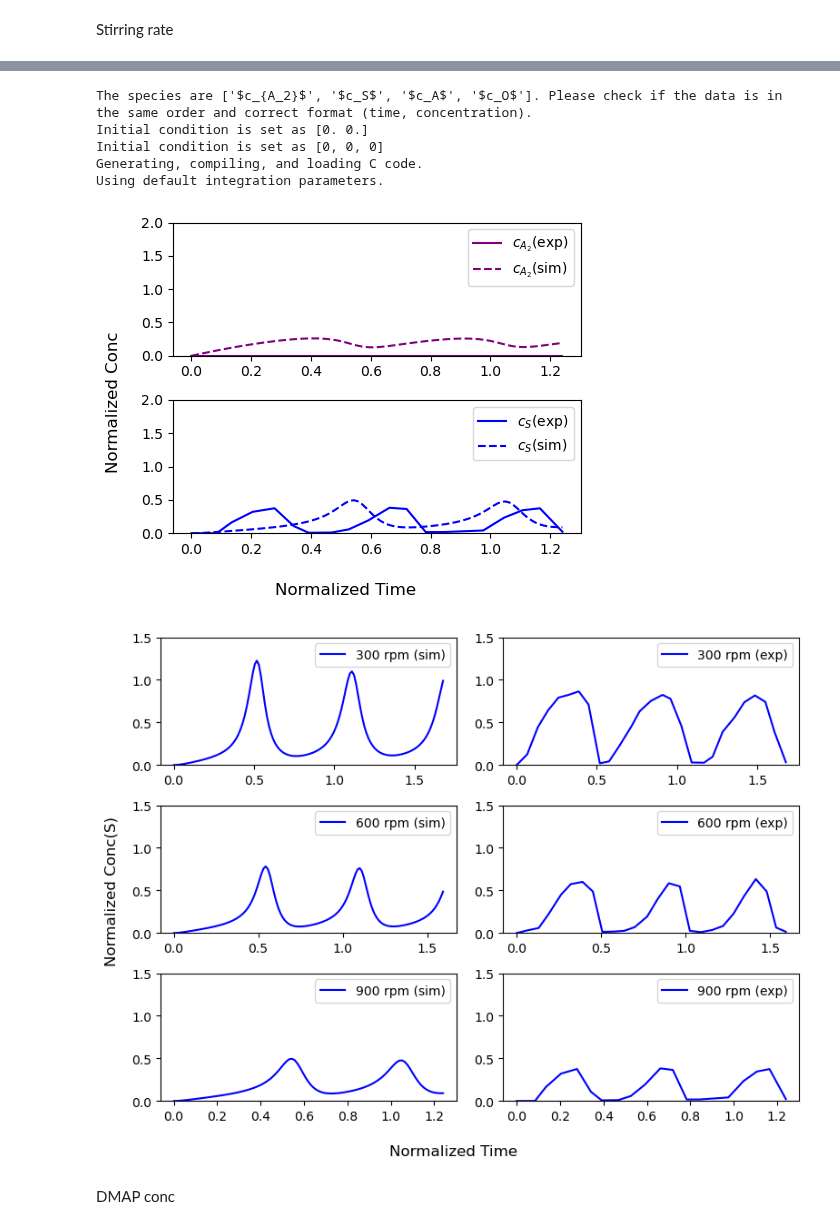
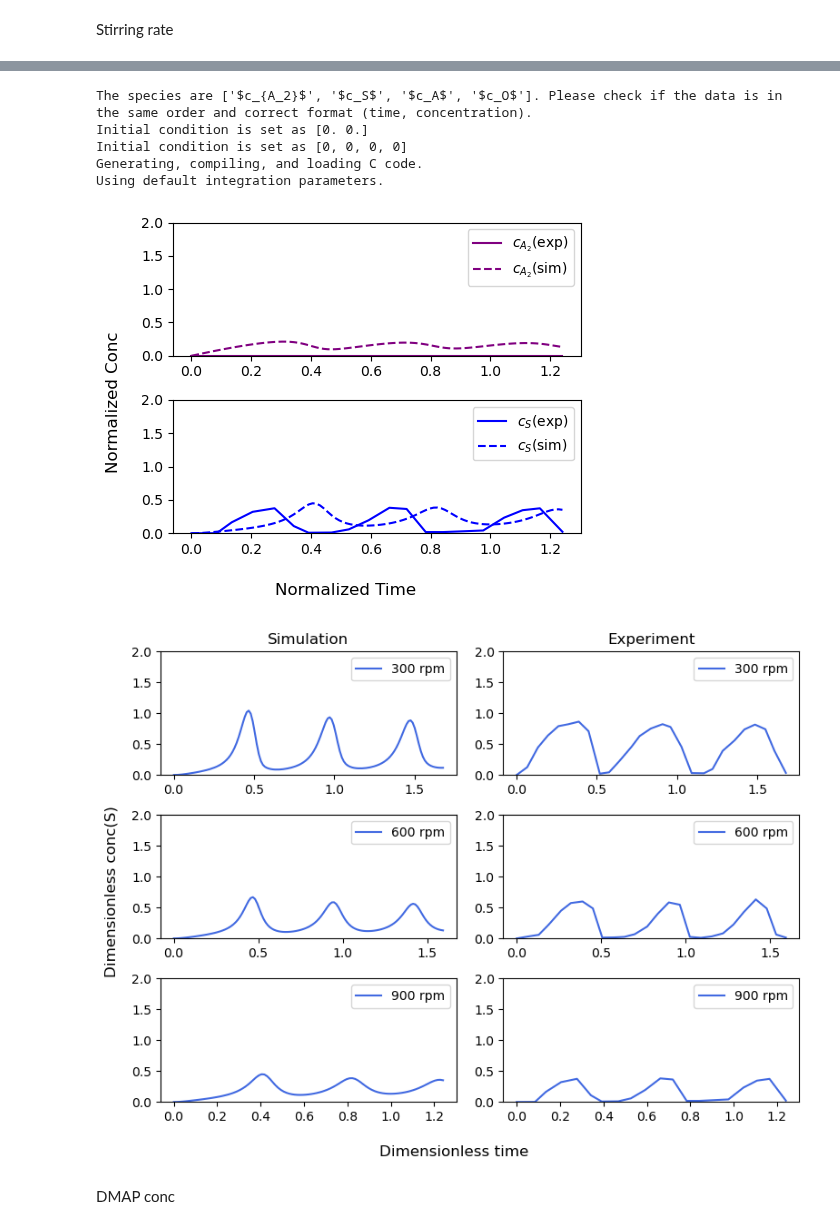
Before and after one commit to Zhiheng419/Chemical_Oscillation_Model, a Jupyter notebook: summary.ipynb, the cells around one changed output, grey strips where cells are left out. Saved outputs shown, nothing was run; the diff lists cells and outputs as text; code cells hidden in the pictures.

```diff
--- a/summary.ipynb
+++ b/summary.ipynb
@@ -388,57 +388,60 @@ Using default integration parameters.
 # %%
 #More faster stirring
-k1 = 1.3
-k2 = 1.7
-n = 3
+k1 = 1.6
+k2 = 1.8
+n = 2.5
 
 #parameters
-rs_ac, rds_ac, rs, rds, ro = 980, 350, 16.1, 333, 1e4
+rs_ac, rds_ac, rs, rds, ro, rm = 1320, 870, 12.5, 210, 1e4, 1e4
 rext = 14
 lam, m = 0.11, 2
-td1, td2 = 0.01, 0.03
+td1, td2 = 0.03, 0.03
 
 #Definition of the model
-alpha, beta, theta, phi, ep = rs_ac * k1 / rext, rds_ac * k2 / rext, rs * k1 / rext, rds * k2 / rext, ro / rext
-params = np.array([alpha, beta, theta, phi, ep])
+alpha, beta, theta, phi, ep, delta = rs_ac * k1 / rext, rds_ac * k2 / rext, rs * k1 / rext, rds * k2 / rext, ro / rext, rm/rext
+params = np.array([alpha, beta, theta, phi, ep, delta])
 consts = np.array([lam, m])
 delay = np.array([td1, td2]) / n
 
 init_cond = np.array([0, 0, 0])
-delayed_model_stirr3 = delayed_oscillation(delayed_full_first_order, delay, params, consts, init_cond)
+delayed_model_stirr3 = delayed_oscillation(delayed_full_4vars, delay, params, consts, init_cond)
 delayed_model_stirr3.add_exp_data(df_MH_Chem_fig2d_1200rpm)
-delayed_model_stirr3.set_init_cond([0, 0, 0])
-fig3, axes3 = delayed_model_stirr3.plot(ylim=2, t=3, exp=True)
+delayed_model_stirr3.set_init_cond([0, 0, 0, 0])
+fig3, axes3 = delayed_model_stirr3.plot(ylim=2, t=6, exp=True)
 # %% [output]
 The species are ['$c_{A_2}$', '$c_S$', '$c_A$', '$c_O$']. Please check if the data is in the same order and correct format (time, concentration).
 Initial condition is set as [0. 0.]
-Initial condition is set as [0, 0, 0]
+Initial condition is set as [0, 0, 0, 0]
 Generating, compiling, and loading C code.
 Using default integration parameters.
-[figure, old version]
+[figure, new version]
 # %%
 fig, ax = plt.subplots(3, 2, figsize=(8, 6))
 axlist = [axes1, axes2, axes3]
 legend = ['300 rpm', '600 rpm', '900 rpm']
 for r in range(3):
-    ax[r, 0].plot(axlist[r][1].lines[1].get_xdata(), axlist[r][1].lines[1].get_ydata(), color='b', label=legend[r] + ' (sim)')
+    ax[r, 0].plot(axlist[r][1].lines[1].get_xdata(), axlist[r][1].lines[1].get_ydata(), color='royalblue', label=legend[r])
     ax[r, 0].legend(loc=1)
 for r in range(3):
-    ax[r, 1].plot(axlist[r][1].lines[0].get_xdata(), axlist[r][1].lines[0].get_ydata(), color='b', label=legend[r] + ' (exp)')
+    ax[r, 1].plot(axlist[r][1].lines[0].get_xdata(), axlist[r][1].lines[0].get_ydata(), color='royalblue', label=legend[r])
     ax[r, 1].legend(loc=1)
-fig.supylabel('Normalized Conc(S)')
-fig.supxlabel('Normalized Time')
-ax[0, 0].set_ylim(0, 1.5)
-ax[1, 0].set_ylim(0, 1.5)
-ax[2, 0].set_ylim(0, 1.5)
+fig.supylabel('Dimensionless conc(S)')
+fig.supxlabel('Dimensionless time')
+ax[0, 0].set_title('Simulation')
+ax[0, 1].set_title('Experiment')
 
-ax[0, 1].set_ylim(0, 1.5)
-ax[1, 1].set_ylim(0, 1.5)
-ax[2, 1].set_ylim(0, 1.5)
+ax[0, 0].set_ylim(0, 2)
+ax[1, 0].set_ylim(0, 2)
+ax[2, 0].set_ylim(0, 2)
+
+ax[0, 1].set_ylim(0, 2)
+ax[1, 1].set_ylim(0, 2)
+ax[2, 1].set_ylim(0, 2)
 plt.tight_layout()
 
 fig.savefig(r'figs\stirring.png', dpi=300, bbox_inches='tight')
 # %% [output]
-[figure, old version]
+[figure, new version]
 # %% [markdown]
 DMAP conc
 # %%
```
Also changed, not shown: parts of 14 cells of this notebook, 9 other files.
